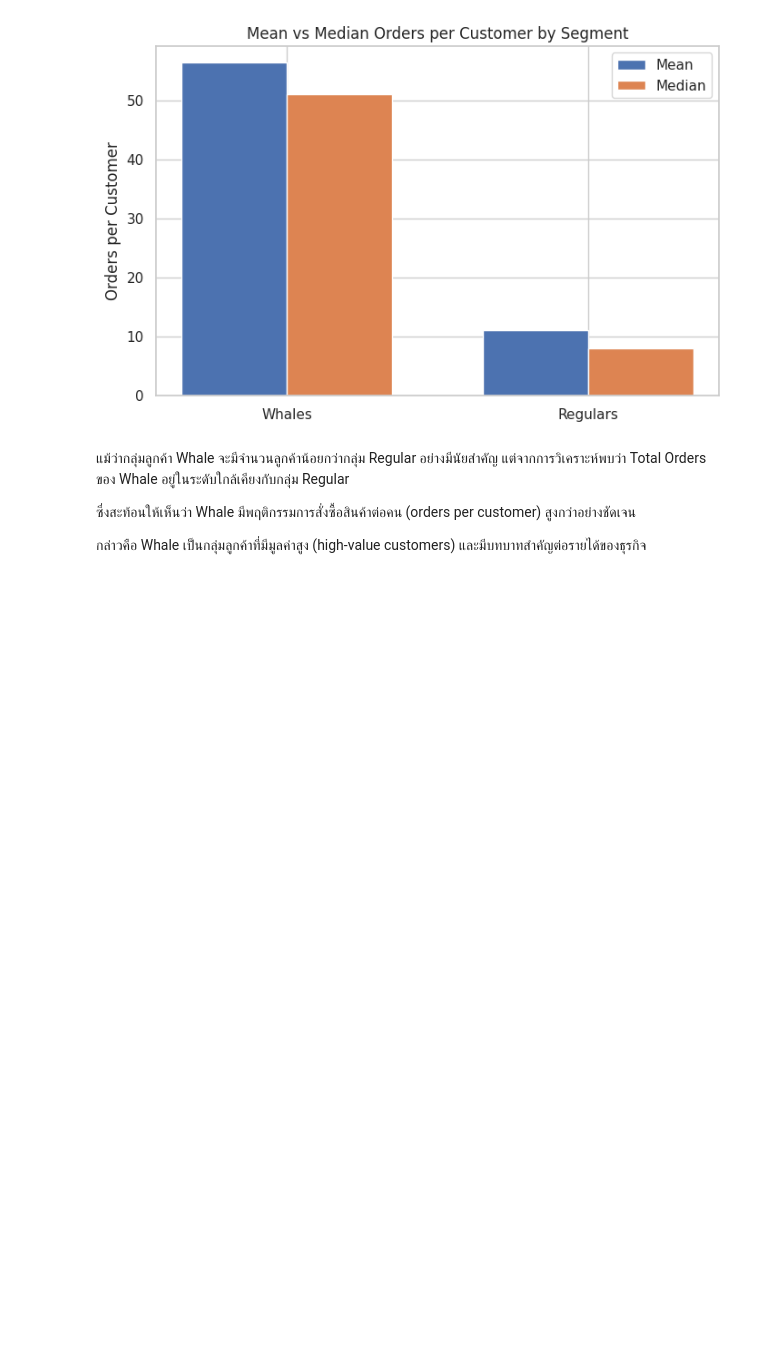
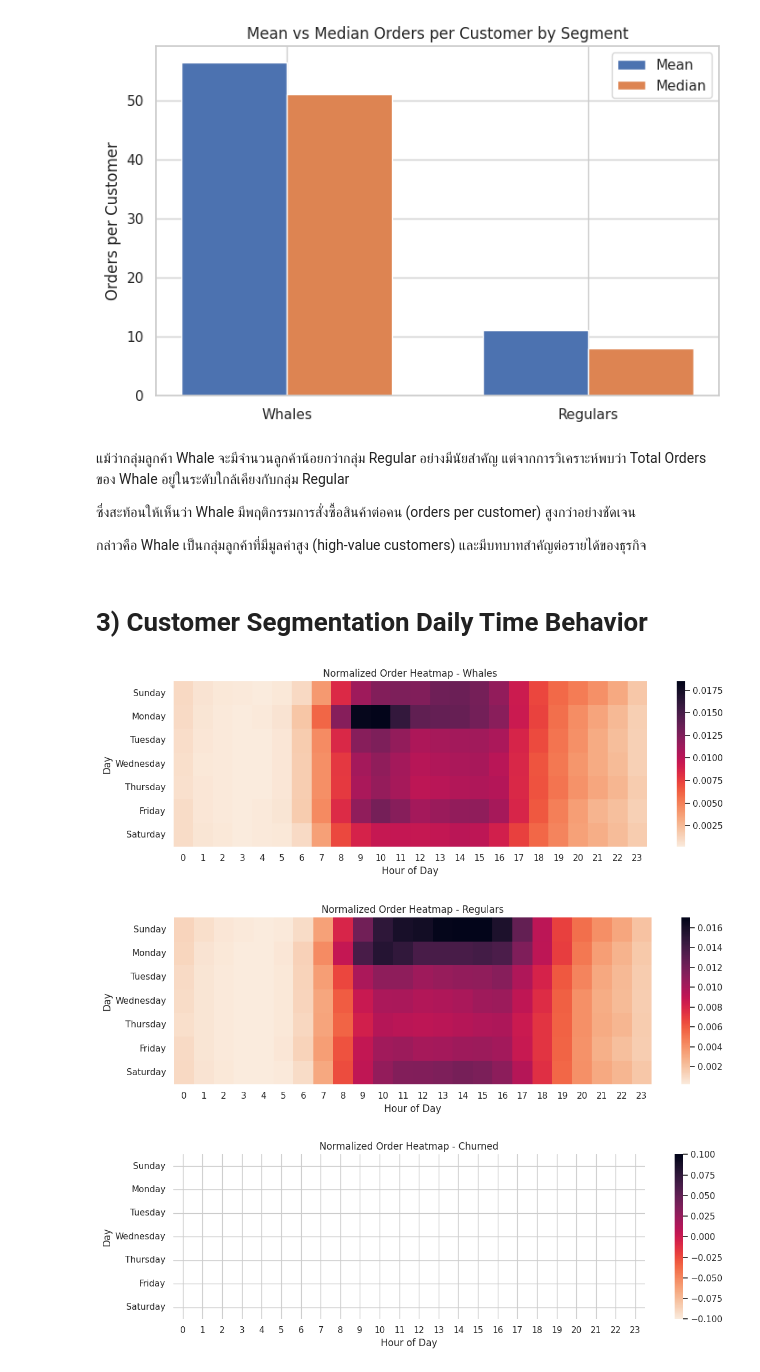
Before and after one commit to ppts2545/Instacart-Market-Basket-Analysis, a Jupyter notebook: notebooks/02_Exploratory_Data_Analysis/02a_customer_kpi_segments.ipynb, the cells around one changed output. Saved outputs shown, nothing was run; the diff lists cells and outputs as text; code cells hidden in the pictures; blank space fills up the shorter version.

```diff
--- a/notebooks/02_Exploratory_Data_Analysis/02a_customer_kpi_segments.ipynb
+++ b/notebooks/02_Exploratory_Data_Analysis/02a_customer_kpi_segments.ipynb
@@ -742,3 +742,48 @@ plt.show()
 ซึ่งสะท้อนให้เห็นว่า Whale มีพฤติกรรมการสั่งซื้อสินค้าต่อคน (orders per customer) สูงกว่าอย่างชัดเจน
 
 กล่าวคือ Whale เป็นกลุ่มลูกค้าที่มีมูลค่าสูง (high-value customers) และมีบทบาทสำคัญต่อรายได้ของธุรกิจ
+# %% [markdown]
+# 3) Customer Segmentation Daily Time Behavior
+# %%
+day_order = ["Sunday", "Monday", "Tuesday", "Wednesday", "Thursday", "Friday", "Saturday"]
+day_map = dict(enumerate(day_order))
+
+segment_heatmap = (
+    segment_txn[["segment", "order_id", "order_dow", "order_hour_of_day"]]
+    .drop_duplicates()
+    .assign(day_name=lambda d: d["order_dow"].map(day_map))
+    .groupby(["segment", "day_name", "order_hour_of_day"], observed=False)
+    .agg(order_count=("order_id", "nunique"))
+    .reset_index()
+)
+
+for seg in segment_heatmap["segment"].dropna().unique():
+    subset = segment_heatmap[segment_heatmap["segment"] == seg]
+
+    pivot = (
+        subset.pivot_table(
+            index="day_name",
+            columns="order_hour_of_day",
+            values="order_count",
+            aggfunc="sum",
+            fill_value=0,
+        )
+        .reindex(day_order)
+        .reindex(columns=range(24), fill_value=0)
+    )
+
+    # 🔥 normalize
+    pivot = pivot / pivot.values.sum()
+
+    plt.figure(figsize=(12, 4))
+    sns.heatmap(pivot, cmap="rocket_r")
+
+    plt.title(f"Normalized Order Heatmap - {seg}")
+    plt.xlabel("Hour of Day")
+    plt.ylabel("Day")
+    plt.tight_layout()
+    plt.show()
+# %% [output]
+[figure, added]
+[figure, added]
+[figure, added]
```
Also changed, not shown: parts of 6 cells of this notebook.
